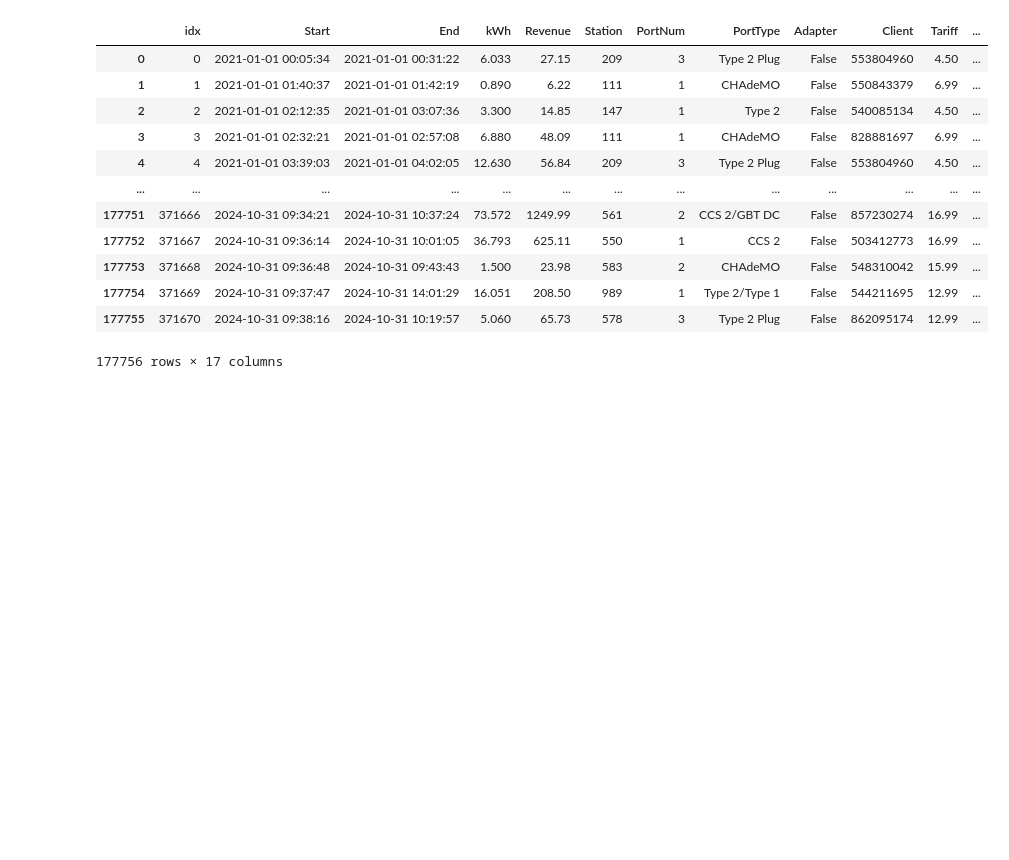
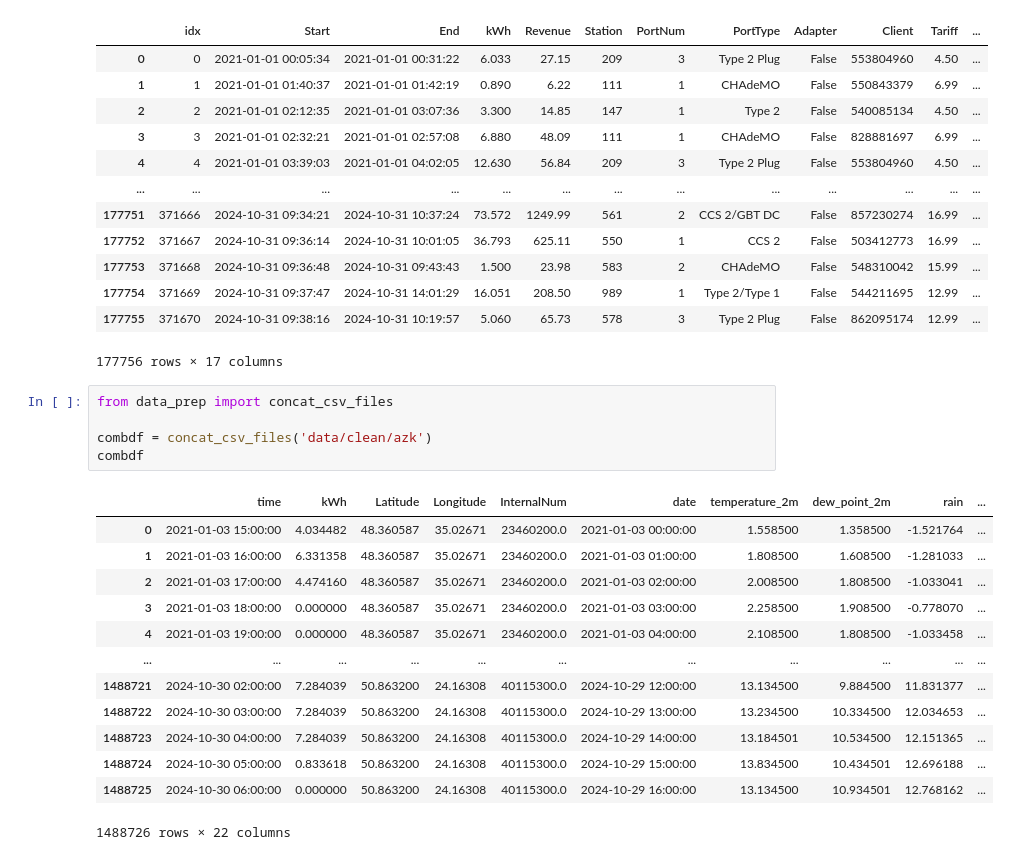
Before and after one commit to Lkupybida/ArtficialInteligenceCourseProject, a Jupyter notebook: lev.ipynb, the cells around one changed output. Saved outputs shown, nothing was run; the diff lists cells and outputs as text; blank space fills up the shorter version.

```diff
--- a/lev.ipynb
+++ b/lev.ipynb
@@ -142,3 +142,22 @@ df
 | 177754 | 371669 | 2024-10-31 09:37:47 | 2024-10-31 14:01:29 | 16.051 | 208.50 | 989 | 1 | Type 2/Type 1 | False | 544211695 | 12.99 | ... |
 | 177755 | 371670 | 2024-10-31 09:38:16 | 2024-10-31 10:19:57 | 5.060 | 65.73 | 578 | 3 | Type 2 Plug | False | 862095174 | 12.99 | ... |
 177756 rows × 17 columns
+# %%
+from data_prep import concat_csv_files
+
+combdf = concat_csv_files('data/clean/azk')
+combdf
+# %% [output]
+|  | time | kWh | Latitude | Longitude | InternalNum | date | temperature_2m | dew_point_2m | rain | ... |
+| 0 | 2021-01-03 15:00:00 | 4.034482 | 48.360587 | 35.02671 | 23460200.0 | 2021-01-03 00:00:00 | 1.558500 | 1.358500 | -1.521764 | ... |
+| 1 | 2021-01-03 16:00:00 | 6.331358 | 48.360587 | 35.02671 | 23460200.0 | 2021-01-03 01:00:00 | 1.808500 | 1.608500 | -1.281033 | ... |
+| 2 | 2021-01-03 17:00:00 | 4.474160 | 48.360587 | 35.02671 | 23460200.0 | 2021-01-03 02:00:00 | 2.008500 | 1.808500 | -1.033041 | ... |
+| 3 | 2021-01-03 18:00:00 | 0.000000 | 48.360587 | 35.02671 | 23460200.0 | 2021-01-03 03:00:00 | 2.258500 | 1.908500 | -0.778070 | ... |
+| 4 | 2021-01-03 19:00:00 | 0.000000 | 48.360587 | 35.02671 | 23460200.0 | 2021-01-03 04:00:00 | 2.108500 | 1.808500 | -1.033458 | ... |
+| ... | ... | ... | ... | ... | ... | ... | ... | ... | ... | ... |
+| 1488721 | 2024-10-30 02:00:00 | 7.284039 | 50.863200 | 24.16308 | 40115300.0 | 2024-10-29 12:00:00 | 13.134500 | 9.884500 | 11.831377 | ... |
+| 1488722 | 2024-10-30 03:00:00 | 7.284039 | 50.863200 | 24.16308 | 40115300.0 | 2024-10-29 13:00:00 | 13.234500 | 10.334500 | 12.034653 | ... |
+| 1488723 | 2024-10-30 04:00:00 | 7.284039 | 50.863200 | 24.16308 | 40115300.0 | 2024-10-29 14:00:00 | 13.184501 | 10.534500 | 12.151365 | ... |
+| 1488724 | 2024-10-30 05:00:00 | 0.833618 | 50.863200 | 24.16308 | 40115300.0 | 2024-10-29 15:00:00 | 13.834500 | 10.434501 | 12.696188 | ... |
+| 1488725 | 2024-10-30 06:00:00 | 0.000000 | 50.863200 | 24.16308 | 40115300.0 | 2024-10-29 16:00:00 | 13.134500 | 10.934501 | 12.768162 | ... |
+1488726 rows × 22 columns
```
Also changed, not shown: 3 other files.
